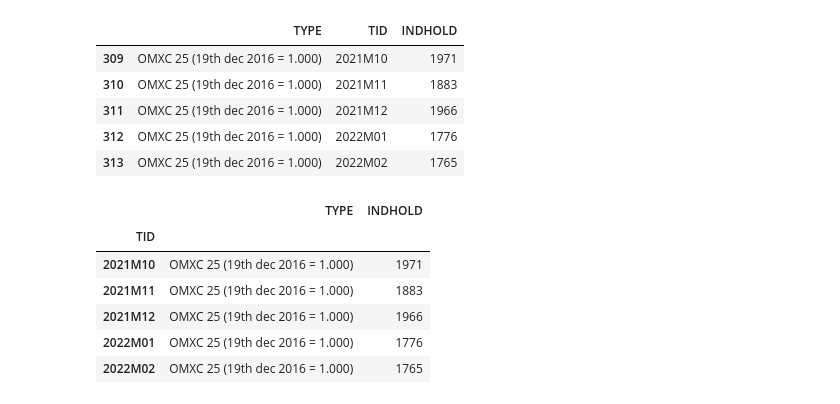
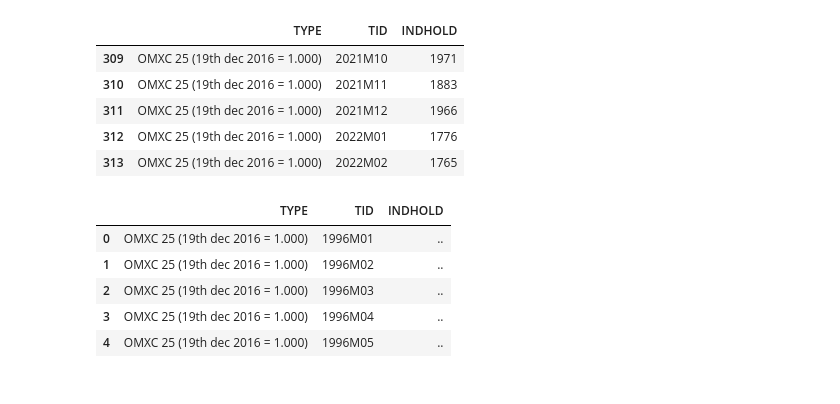
Before and after one commit to JonaDelaney/projects-2022-mmf, a Jupyter notebook: dataproject/Maiwand.ipynb, the cells around one changed output. Saved outputs shown, nothing was run; the diff lists cells and outputs as text; code cells hidden in the pictures.

```diff
--- a/dataproject/Maiwand.ipynb
+++ b/dataproject/Maiwand.ipynb
@@ -172,14 +155,14 @@ inc_api1.tail(5)
 | 312 | OMXC 25 (19th dec 2016 = 1.000) | 2022M01 | 1776 |
 | 313 | OMXC 25 (19th dec 2016 = 1.000) | 2022M02 | 1765 |
 # %%
-inc_api1.set_index('TID', inplace=True)
+# Code for setting 'TID' as index
+# inc_api1.set_index('TID', inplace=True)
 # %%
-inc_api1.tail(5)
+inc_api1.head(5)
 # %% [output]
-|  | TYPE | INDHOLD |
-| TID |  |  |
-| 2021M10 | OMXC 25 (19th dec 2016 = 1.000) | 1971 |
-| 2021M11 | OMXC 25 (19th dec 2016 = 1.000) | 1883 |
-| 2021M12 | OMXC 25 (19th dec 2016 = 1.000) | 1966 |
-| 2022M01 | OMXC 25 (19th dec 2016 = 1.000) | 1776 |
-| 2022M02 | OMXC 25 (19th dec 2016 = 1.000) | 1765 |
+|  | TYPE | TID | INDHOLD |
+| 0 | OMXC 25 (19th dec 2016 = 1.000) | 1996M01 | .. |
+| 1 | OMXC 25 (19th dec 2016 = 1.000) | 1996M02 | .. |
+| 2 | OMXC 25 (19th dec 2016 = 1.000) | 1996M03 | .. |
+| 3 | OMXC 25 (19th dec 2016 = 1.000) | 1996M04 | .. |
+| 4 | OMXC 25 (19th dec 2016 = 1.000) | 1996M05 | .. |
```
Also changed, not shown: parts of 14 cells of this notebook.
